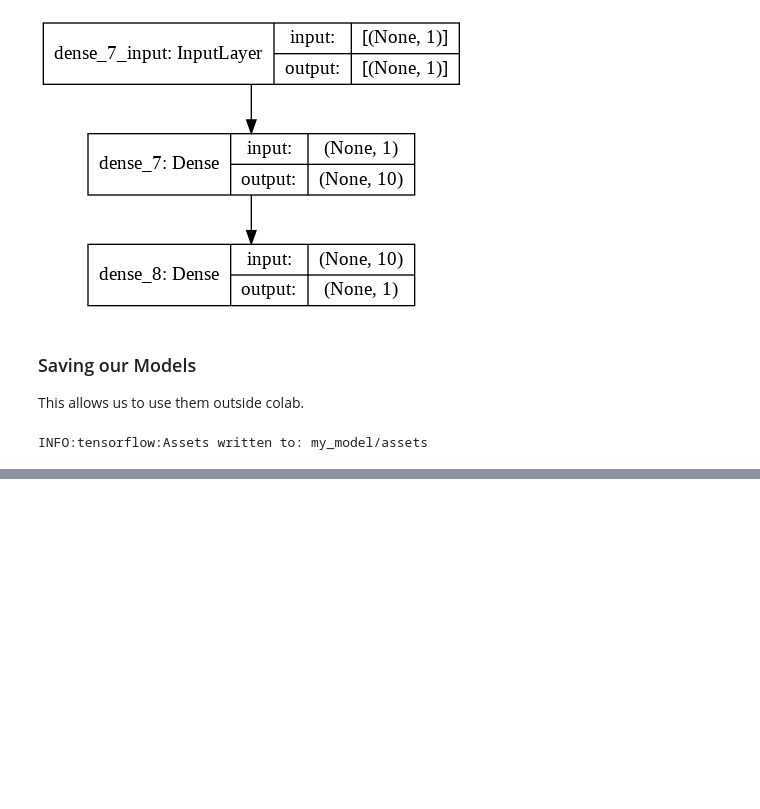
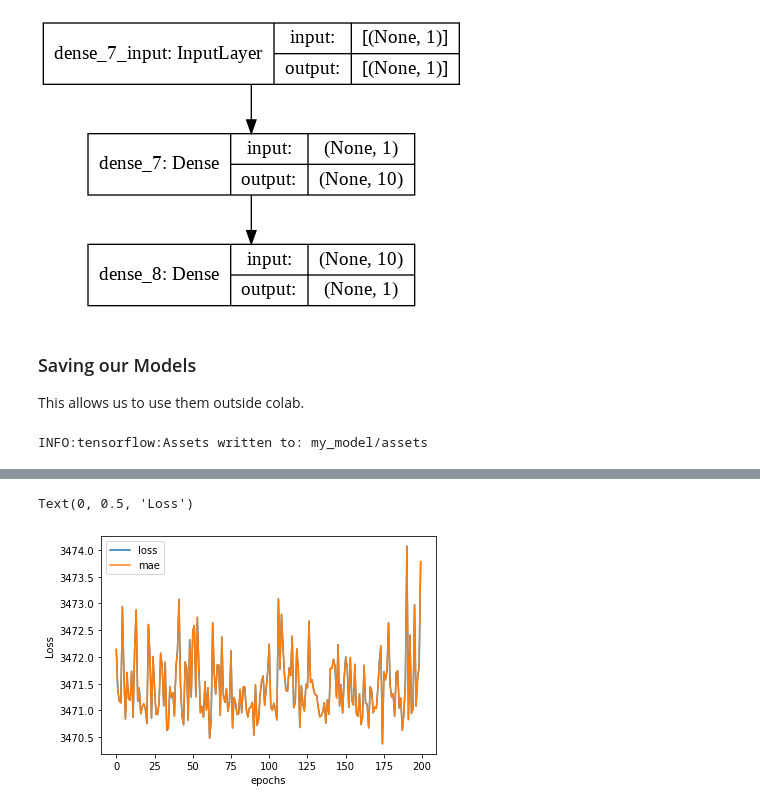
Before and after one commit to rakshal123/Introduction-To-Tensorflow, a Jupyter notebook: 01_tensorflow_intro_to_regression.ipynb, the cells around one changed output, grey strips where cells are left out. Saved outputs shown, nothing was run; the diff lists cells and outputs as text; code cells hidden in the pictures; blank space fills up the shorter version.

```diff
--- a/01_tensorflow_intro_to_regression.ipynb
+++ b/01_tensorflow_intro_to_regression.ipynb
@@ -600,0 +682,5 @@ INFO:tensorflow:Assets written to: my_model/assets
+# %%
+# Create features and labels
+
+X = insurance.drop("charges",axis=1)
+X.head()
@@ -600,0 +955,8 @@ INFO:tensorflow:Assets written to: my_model/assets
+# %%
+pd.DataFrame(history.history).plot()
+
+plt.xlabel("epochs")
+plt.ylabel("Loss")
+# %% [output]
+Text(0, 0.5, 'Loss')
+[figure, added]
```
Also changed, not shown: parts of 34 cells of this notebook.
